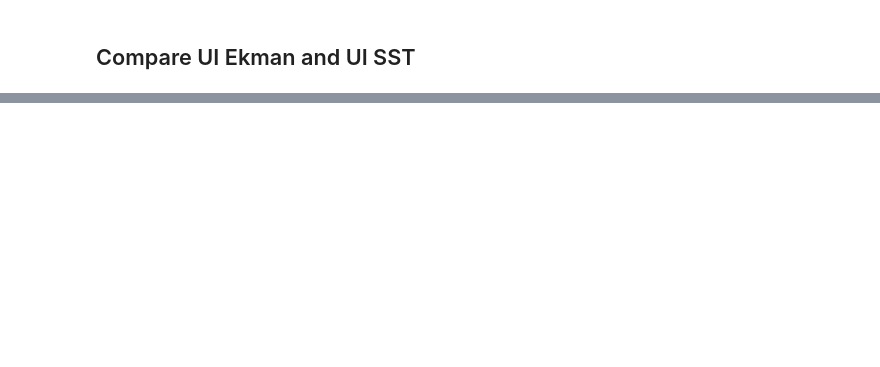
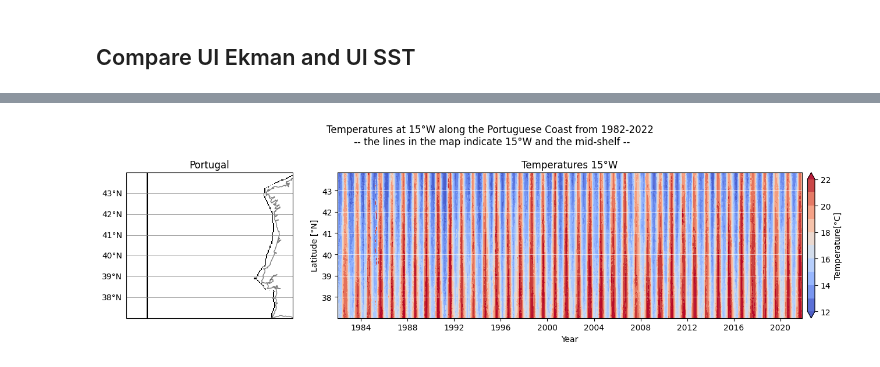
Before and after one commit to Marie-Louise-Korte/Iberian_Coast_Upwelling, a Jupyter notebook: 3_Compare_UIs.ipynb, the cells around one changed output, grey strips where cells are left out. Drawn from its saved outputs; the diff is of its cells as text; code cells hidden in the pictures; blank space fills up the shorter version.

```diff
--- a/3_Compare_UIs.ipynb
+++ b/3_Compare_UIs.ipynb
@@ -51,0 +130,40 @@ plt.ylabel(r'Upwelling index [$\frac{m^{2}}{s}$]');
+# %%
+# plot SST Toff15 as a function of time
+
+# set up figure
+fig = plt.figure(figsize = (14,4))
+gs = fig.add_gridspec(1,2,width_ratios=[1,3])
+ax1 = fig.add_subplot(gs[0], projection = ccrs.PlateCarree())
+ax2 = fig.add_subplot(gs[1])
+
+# Portugal map
+ax1.set_extent([-16, -8, 44, 37])
+ax1.coastlines(color = 'black', alpha = 0.5)
+gls = ax1.gridlines(draw_labels=False, linewidth = 0.5, color = 'grey')
+gls.xlines = False
+gls.left_labels = True
+
+# add mid-shelf and 15°W line
+UI_SST.Tmid.isel(time = 0).transpose().plot(ax = ax1, cmap = 'Greys_r', levels = np.arange(285, 1000, 1), extend = 'both',
+                                            add_colorbar=False, transform = ccrs.PlateCarree())
+
+lon1, lat1 = ccrs.PlateCarree().transform_point(-15 , 37, ccrs.Geodetic())
+lon2, lat2 = ccrs.PlateCarree().transform_point(-15, 44, ccrs.Geodetic())
+ax1.plot([lon1, lon2], [lat1, lat2], transform = ccrs.PlateCarree(), color='black', linewidth=1.5)
+
+ax1.set_title('Portugal')
+
+# plot temperatures
+im2 = ax2.contourf(UI_SST.UI.time.values, UI_SST.lat.values, (UI_SST.Toff15W.sel(lon = - 15, method = 'nearest').transpose() - 273.15),
+             cmap = 'coolwarm', levels = np.arange(12, 23, 1), extend = 'both', alpha = 0.9)
+ax2.set_ylabel('Latitude [°N]')
+ax2.set_xlabel('Year');
+ax2.set_title('Temperatures 15°W')
+ax2.grid(color = 'white', linewidth = 0.5, axis = 'y')
+plt.colorbar(im2, pad = 0.01, label = 'Temperature[°C]');
+
+fig.suptitle('Temperatures at 15°W along the Portuguese Coast from 1982-2022 \n-- the lines in the map indicate 15°W and the mid-shelf --')
+fig.tight_layout()
+fig.savefig('../Iberian_Coast_Upwelling/Figures/Overview_T_15W.png', dpi = 300)
+# %% [output]
+[figure, added]
```
Also changed, not shown: parts of 9 cells of this notebook.
